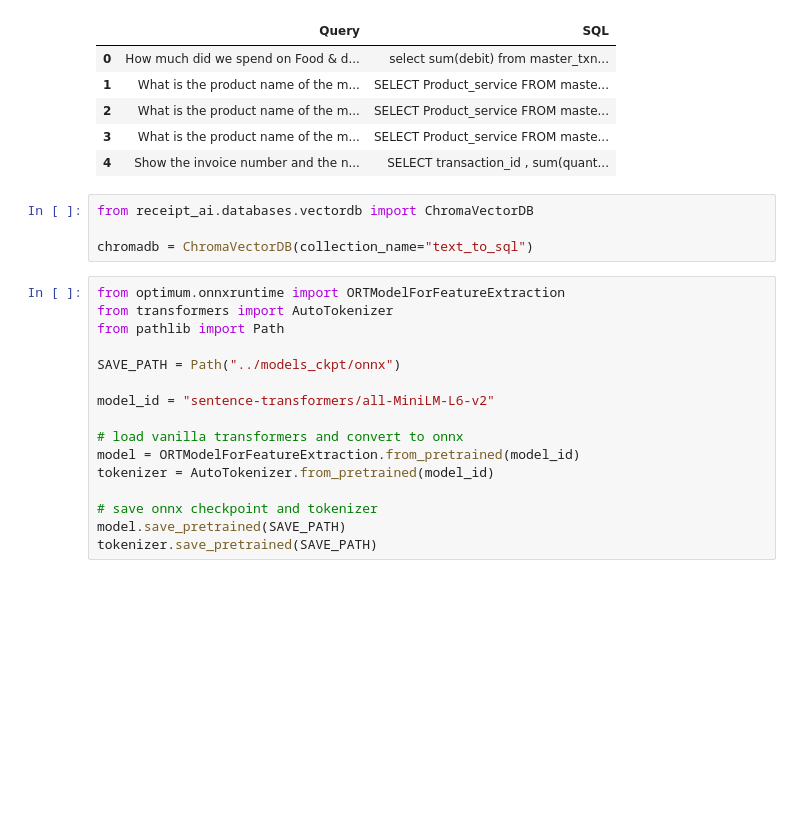
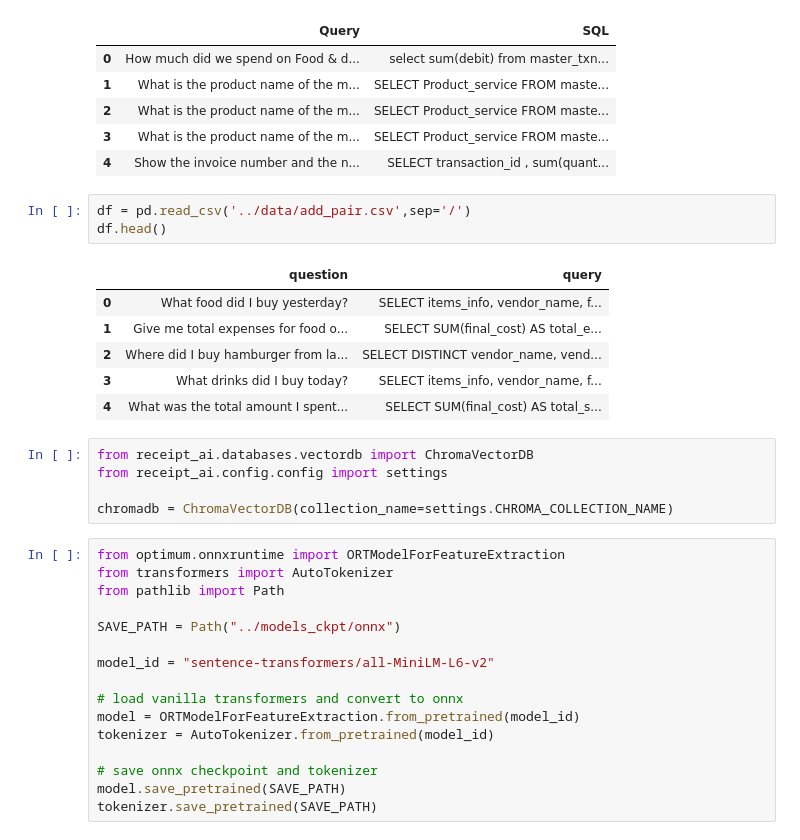
Before and after one commit to bellasih/receipt-ai, a Jupyter notebook: notebook/eda.ipynb, the cells around one changed output. Saved outputs shown, nothing was run; the diff lists cells and outputs as text; blank space fills up the shorter version.

```diff
--- a/notebook/eda.ipynb
+++ b/notebook/eda.ipynb
@@ -18,10 +18,21 @@ df.head()
 | 2 | What is the product name of the m... | SELECT Product_service FROM maste... |
 | 3 | What is the product name of the m... | SELECT Product_service FROM maste... |
 | 4 | Show the invoice number and the n... | SELECT transaction_id , sum(quant... |
+# %%
+df = pd.read_csv('../data/add_pair.csv',sep='/')
+df.head()
+# %% [output]
+|  | question | query |
+| 0 | What food did I buy yesterday? | SELECT items_info, vendor_name, f... |
+| 1 | Give me total expenses for food o... | SELECT SUM(final_cost) AS total_e... |
+| 2 | Where did I buy hamburger from la... | SELECT DISTINCT vendor_name, vend... |
+| 3 | What drinks did I buy today? | SELECT items_info, vendor_name, f... |
+| 4 | What was the total amount I spent... | SELECT SUM(final_cost) AS total_s... |
 # %%
 from receipt_ai.databases.vectordb import ChromaVectorDB
+from receipt_ai.config.config import settings
 
-chromadb = ChromaVectorDB(collection_name="text_to_sql")
+chromadb = ChromaVectorDB(collection_name=settings.CHROMA_COLLECTION_NAME)
 # %%
 from optimum.onnxruntime import ORTModelForFeatureExtraction
 from transformers import AutoTokenizer
```
Also changed, not shown: parts of 13 cells of this notebook, 8 other files.
